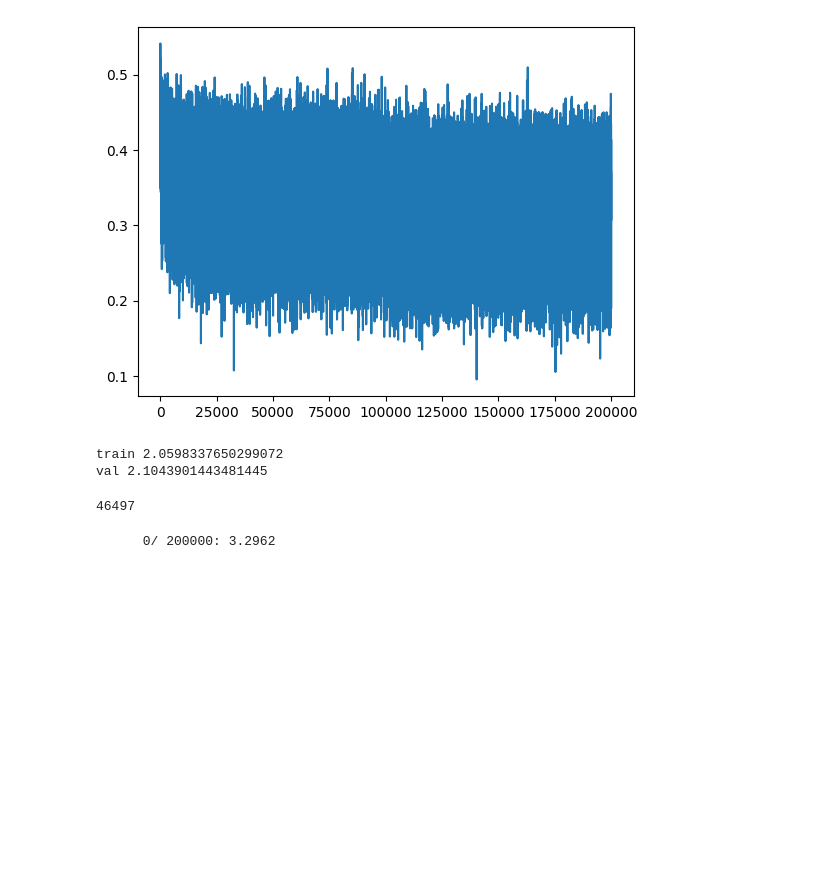
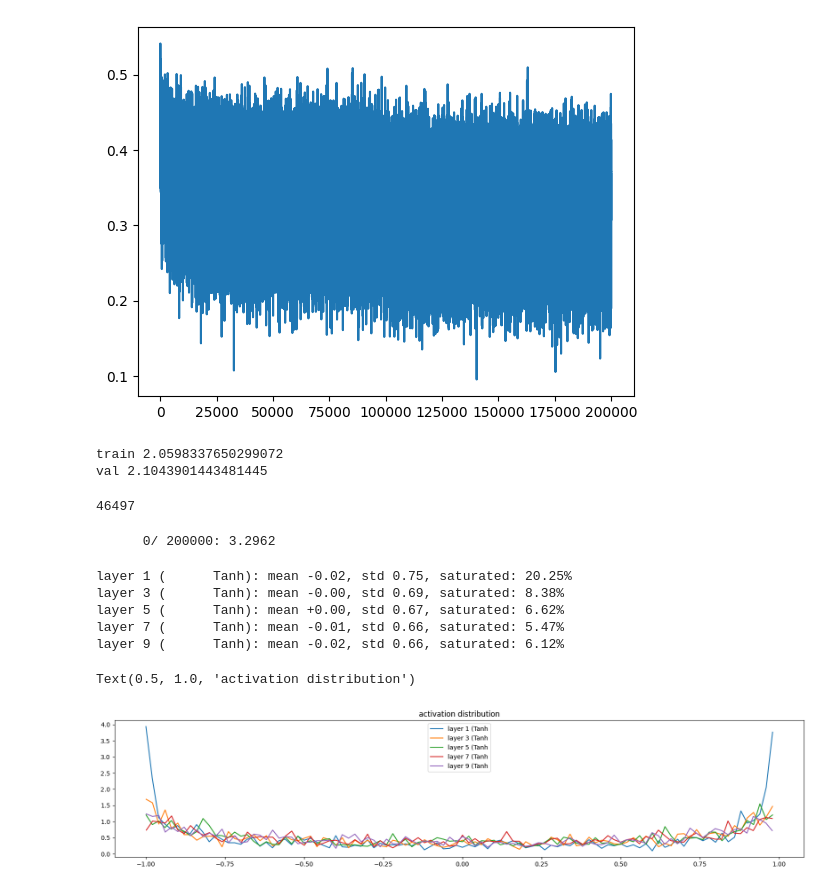
Before and after one commit to SWARITSHUKLA/neural-probabilistic-language-model, a Jupyter notebook: lecture3_notes.ipynb, the cells around one changed output. Drawn from its saved outputs; the diff is of its cells as text; code cells hidden in the pictures; blank space fills up the shorter version.

Commit message:
Added the essential visualization graphs for the neural network

```diff
--- a/lecture3_notes.ipynb
+++ b/lecture3_notes.ipynb
@@ -360,3 +360,33 @@ for i in range(max_steps):
     break  # AFTER_DEBUG: would take out obviously to run full optimization
 # %% [output]
       0/ 200000: 3.2962
+# %%
+# visualize histograms
+plt.figure(figsize=(20, 4)) # width and height of the plot
+legends = []
+for i, layer in enumerate(layers[:-1]): # note: exclude the output layer
+  if isinstance(layer, Tanh):
+    t = layer.out
+    print('layer %d (%10s): mean %+.2f, std %.2f, saturated: %.2f%%' % (i, layer.__class__.__name__, t.mean(), t.std(), (t.abs() > 0.97).float().mean()*100))
+    hy, hx = torch.histogram(t, density=True)
+    plt.plot(hx[:-1].detach(), hy.detach())
+    legends.append(f'layer {i} ({layer.__class__.__name__}')
+plt.legend(legends);
+plt.title('activation distribution')
+#in this cell we are visualizing the histograms of forward activations, specifically at the tanh() layer
+#and we are using the tanh layer because they have a finite optput -1 to 1
+#we are calculating the mean stsnderd deviation and the percentage saturation of the tensor t
+#we are calculating the percantage saturation as any activation above 0.97 is marked as saturated
+#so what we are looking at here is the of a how many values take on any of the values given. the more the height the more the number of activation
+#the first layer is fairly saturated like 20% but then everything stabalizes when you go to the other layer
+#the reason everyting stabalizes is because the gain is set 5/3
+#if you dont use the gain (simply put it as one) you will see that the standerd starts to shrink layer after layer and the saturation goes to zero
+#these tanh() layers are the squashing function so they take your distributin and they slightly squash it, so some gain is necessary to counter the squashing
+# %% [output]
+layer 1 (      Tanh): mean -0.02, std 0.75, saturated: 20.25%
+layer 3 (      Tanh): mean -0.00, std 0.69, saturated: 8.38%
+layer 5 (      Tanh): mean +0.00, std 0.67, saturated: 6.62%
+layer 7 (      Tanh): mean -0.01, std 0.66, saturated: 5.47%
+layer 9 (      Tanh): mean -0.02, std 0.66, saturated: 6.12%
+Text(0.5, 1.0, 'activation distribution')
+[figure, added]
```
Also changed, not shown: parts of 2 cells of this notebook.
